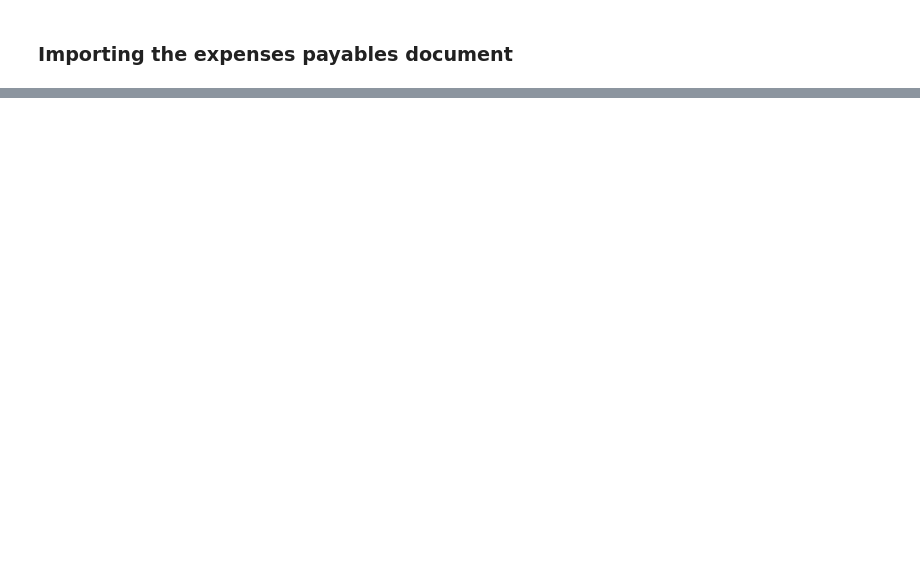
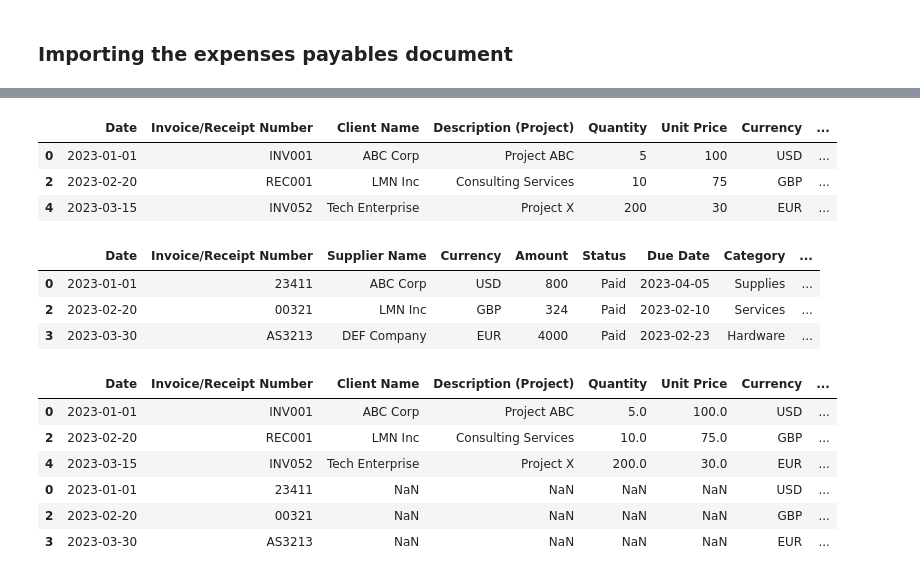
Before and after one commit to mirceamesesan/financial-dashboards, a Jupyter notebook: explorations/collecting_data.ipynb, the cells around one changed output, grey strips where cells are left out. Drawn from its saved outputs; the diff is of its cells as text; code cells hidden in the pictures; blank space fills up the shorter version.

Commit message:
tested the income statement document generator

```diff
--- a/explorations/collecting_data.ipynb
+++ b/explorations/collecting_data.ipynb
@@ -30,0 +75,5 @@ expenses_df.head()
+# %%
+# income_df['XRate'] = income_df['Issue Date'].apply(lambda x: get_year(x, 'EUR'))
+income_df['XRate'] = income_df.apply(get_year, axis=1)
+income_df['Amount RON'] = income_df['Amount'] * income_df['XRate']
+income_df
@@ -30,0 +87,4 @@ expenses_df.head()
+# %%
+expenses_df['XRate'] = expenses_df.apply(get_year, axis=1)
+expenses_df['Amount RON'] = expenses_df['Amount'] * expenses_df['XRate']
+expenses_df
@@ -30,0 +110,27 @@ expenses_df.head()
+# %%
+in_real = income_df.loc[income_df['Status'] == 'Paid']
+in_real
+# %% [output]
+|  | Date | Invoice/Receipt Number | Client Name | Description (Project) | Quantity | Unit Price | Currency | ... |
+| 0 | 2023-01-01 | INV001 | ABC Corp | Project ABC | 5 | 100 | USD | ... |
+| 2 | 2023-02-20 | REC001 | LMN Inc | Consulting Services | 10 | 75 | GBP | ... |
+| 4 | 2023-03-15 | INV052 | Tech Enterprise | Project X | 200 | 30 | EUR | ... |
+# %%
+out_real = expenses_df.loc[expenses_df['Status'] == 'Paid']
+out_real
+# %% [output]
+|  | Date | Invoice/Receipt Number | Supplier Name | Currency | Amount | Status | Due Date | Category | ... |
+| 0 | 2023-01-01 | 23411 | ABC Corp | USD | 800 | Paid | 2023-04-05 | Supplies | ... |
+| 2 | 2023-02-20 | 00321 | LMN Inc | GBP | 324 | Paid | 2023-02-10 | Services | ... |
+| 3 | 2023-03-30 | AS3213 | DEF Company | EUR | 4000 | Paid | 2023-02-23 | Hardware | ... |
+# %%
+income_statement = pd.concat([in_real, out_real], axis=0)
+income_statement
+# %% [output]
+|  | Date | Invoice/Receipt Number | Client Name | Description (Project) | Quantity | Unit Price | Currency | ... |
+| 0 | 2023-01-01 | INV001 | ABC Corp | Project ABC | 5.0 | 100.0 | USD | ... |
+| 2 | 2023-02-20 | REC001 | LMN Inc | Consulting Services | 10.0 | 75.0 | GBP | ... |
+| 4 | 2023-03-15 | INV052 | Tech Enterprise | Project X | 200.0 | 30.0 | EUR | ... |
+| 0 | 2023-01-01 | 23411 | NaN | NaN | NaN | NaN | USD | ... |
+| 2 | 2023-02-20 | 00321 | NaN | NaN | NaN | NaN | GBP | ... |
+| 3 | 2023-03-30 | AS3213 | NaN | NaN | NaN | NaN | EUR | ... |
```
Also changed, not shown: parts of 22 cells of this notebook, 2 other files.
